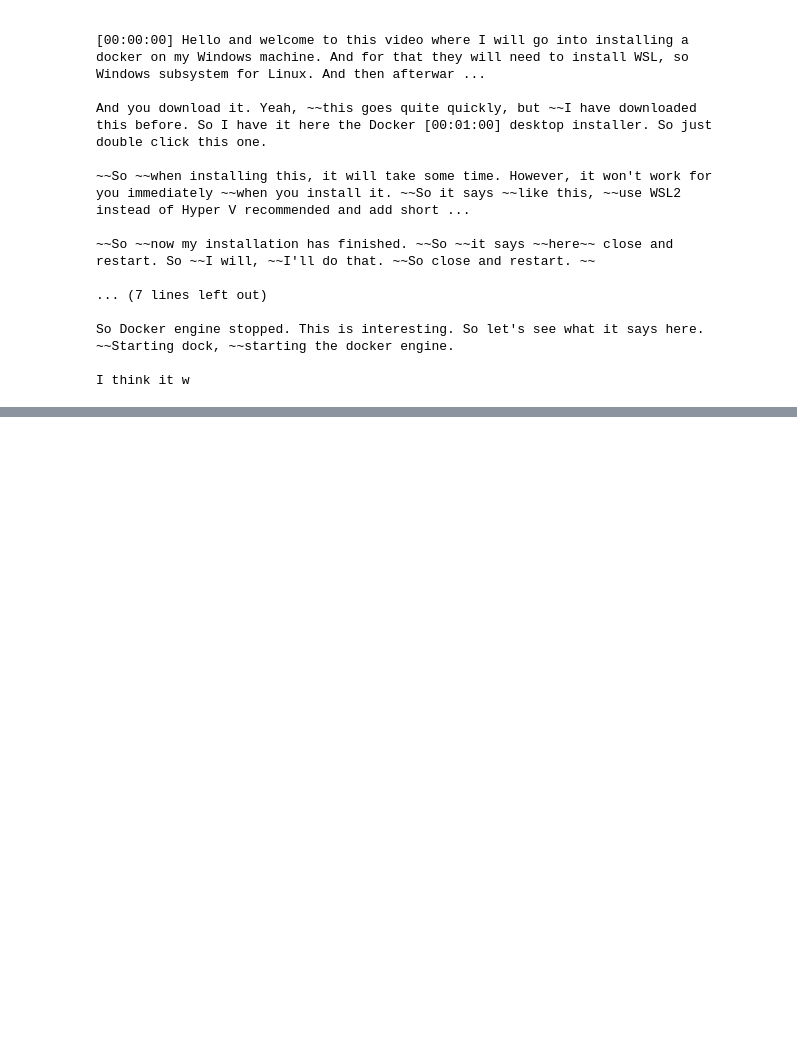
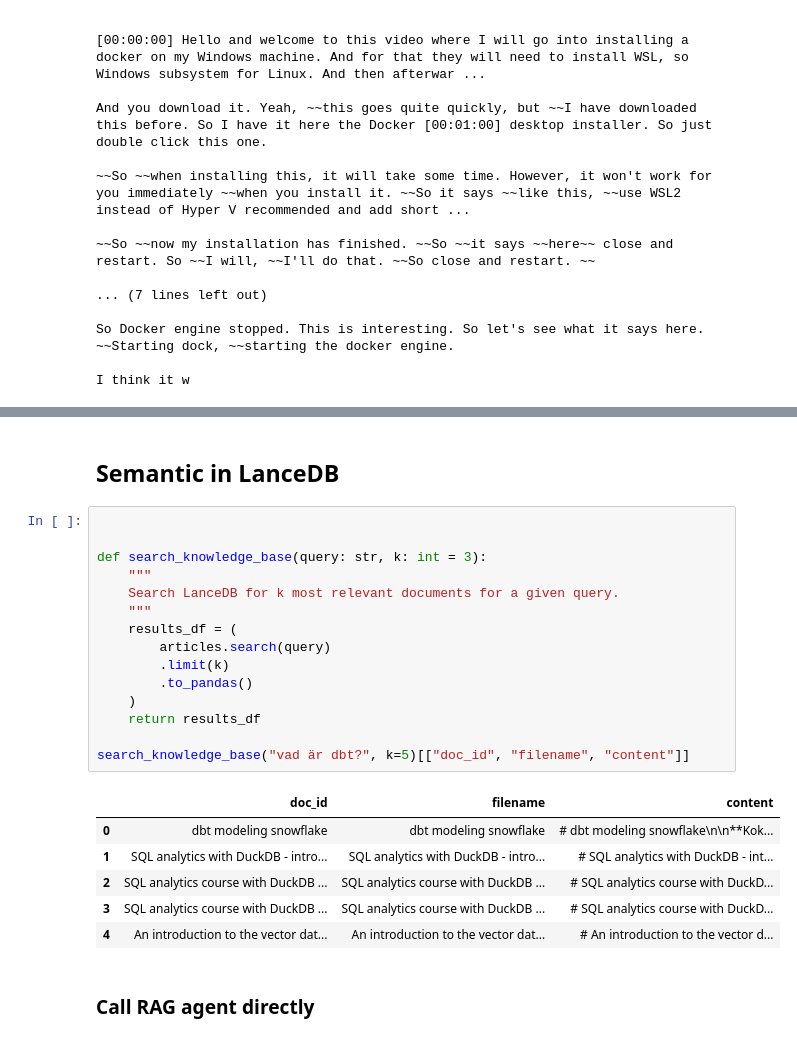
Before and after one commit to mohammadnurulhassan/Rag_youtuber_Chatbot_mohammmad_hassan, a Jupyter notebook: explorations.ipynb, the cells around one changed output, grey strips where cells are left out. Drawn from its saved outputs; the diff is of its cells as text; blank space fills up the shorter version.

```diff
--- a/explorations.ipynb
+++ b/explorations.ipynb
@@ -161,0 +227,26 @@ NameError: name 'articles' is not defined
+# %% [markdown]
+## Semantic  in LanceDB
+# %%
+
+
+def search_knowledge_base(query: str, k: int = 3):
+    """
+    Search LanceDB for k most relevant documents for a given query.
+    """
+    results_df = (
+        articles.search(query)
+        .limit(k)
+        .to_pandas()
+    )
+    return results_df
+
+search_knowledge_base("vad är dbt?", k=5)[["doc_id", "filename", "content"]]
+# %% [output]
+|  | doc_id | filename | content |
+| 0 | dbt modeling snowflake | dbt modeling snowflake | # dbt modeling snowflake\n\n**Kok... |
+| 1 | SQL analytics with DuckDB - intro... | SQL analytics with DuckDB - intro... | # SQL analytics with DuckDB - int... |
+| 2 | SQL analytics course with DuckDB ... | SQL analytics course with DuckDB ... | # SQL analytics course with DuckD... |
+| 3 | SQL analytics course with DuckDB ... | SQL analytics course with DuckDB ... | # SQL analytics course with DuckD... |
+| 4 | An introduction to the vector dat... | An introduction to the vector dat... | # An introduction to the vector d... |
+# %% [markdown]
+### Call  RAG agent directly
```
Also changed, not shown: parts of 11 cells of this notebook.
